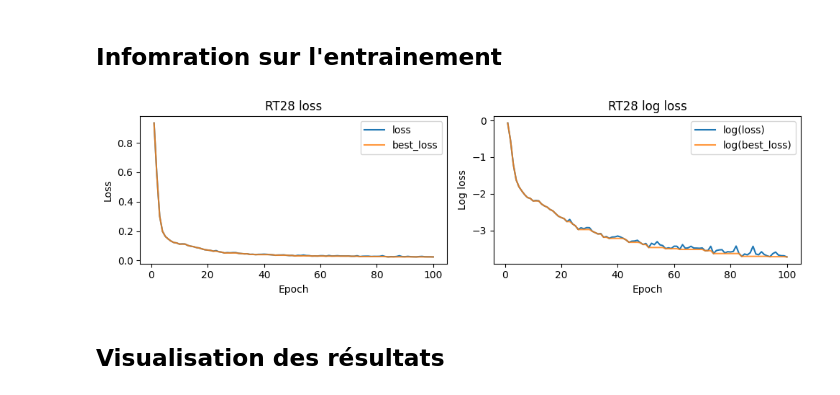
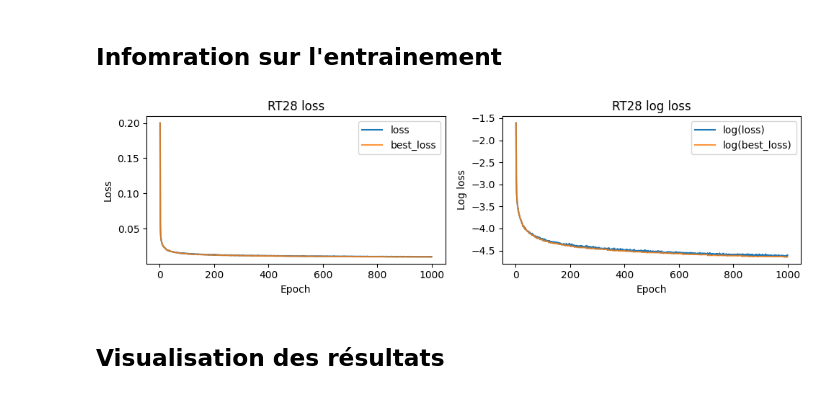
Before and after one commit to Samuel-Chapuis/Rayleigh-Taylor-Generative-Surrogate, a Jupyter notebook: analyse_reslutat/VisualisationPT.ipynb, the cells around one changed output. Drawn from its saved outputs; the diff is of its cells as text; code cells hidden in the pictures.

```diff
--- a/analyse_reslutat/VisualisationPT.ipynb
+++ b/analyse_reslutat/VisualisationPT.ipynb
@@ -95,10 +95,10 @@ def plot_loss_curve(csv_path):
     fig.tight_layout()
     plt.show()
 # %%
-csv_path = "res/RT28.csv"
+csv_path = "res/RT28-1000.csv"
 plot_loss_curve(csv_path)
 # %% [output]
-[figure, old version]
+[figure, new version]
 # %% [markdown]
 ## Visualisation des résultats
 # %%
```
Also changed, not shown: parts of 11 cells of this notebook, 13 other files.
